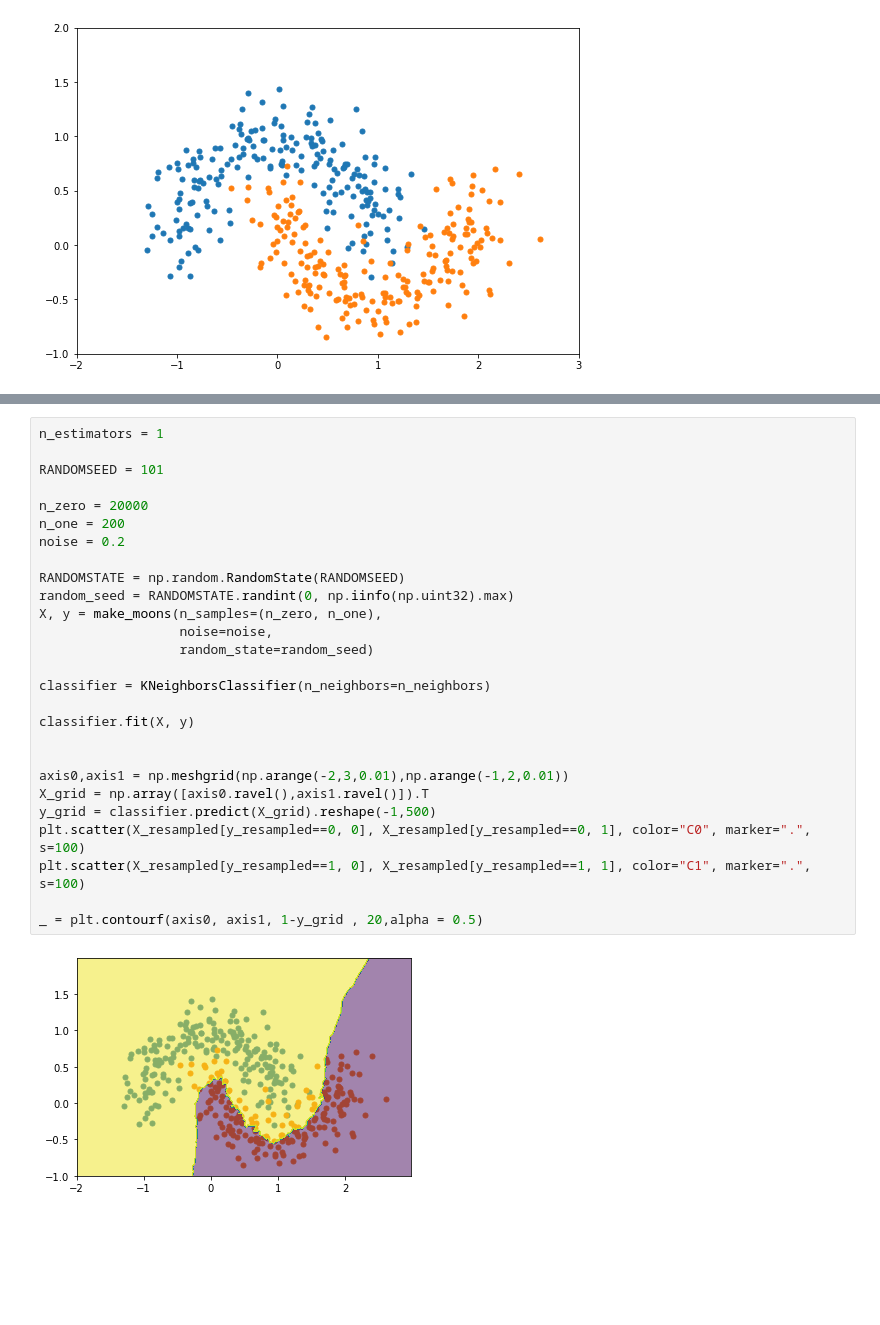
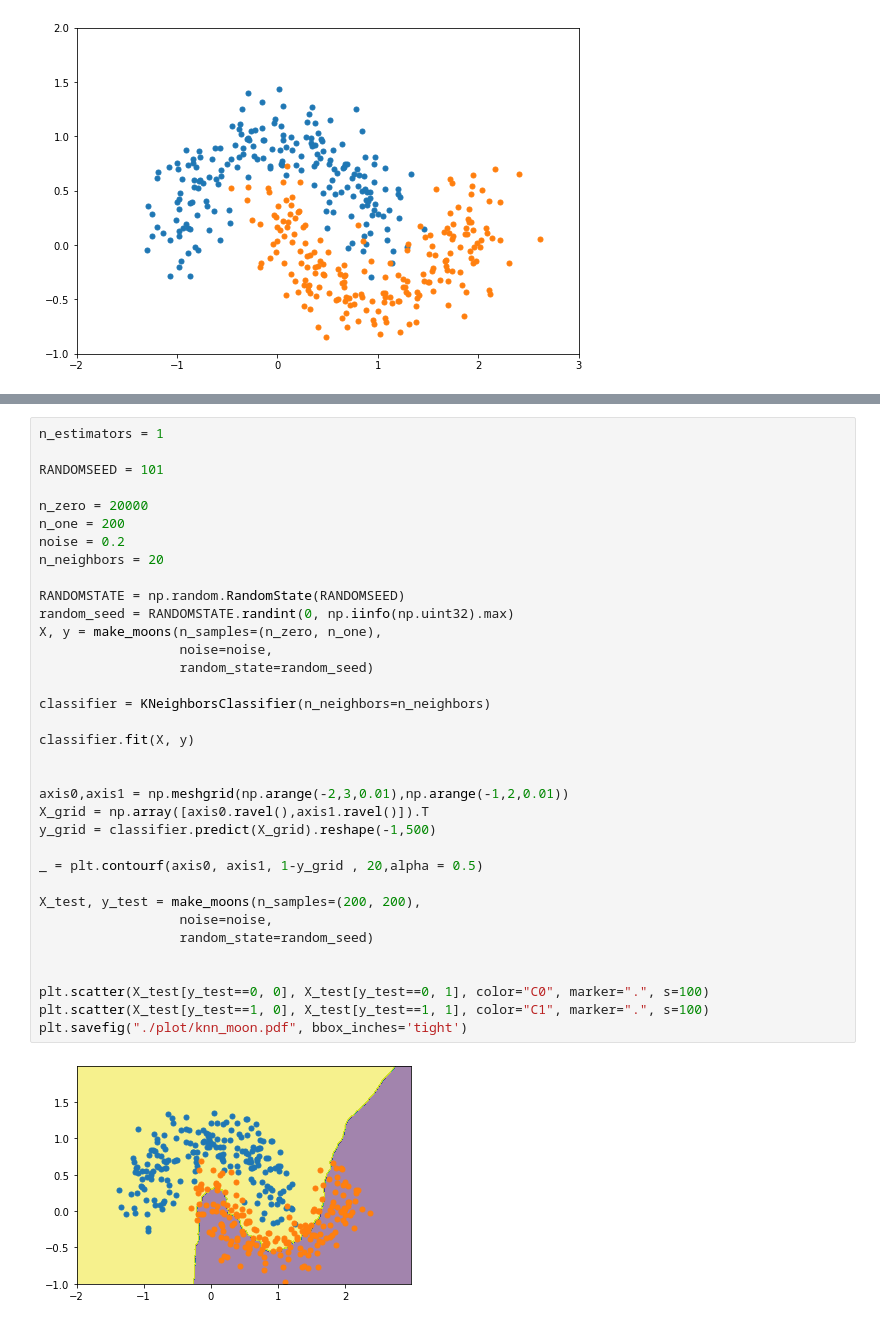
Before and after one commit to Karlmyh/ImbalanceClassification, a Jupyter notebook: plot.ipynb, the cells around one changed output, grey strips where cells are left out. Cells and saved outputs as stored; diff of their text form; blank space fills up the shorter version.

Commit message:
add plot

```diff
--- a/plot.ipynb
+++ b/plot.ipynb
@@ -101,29 +111,37 @@ _ = plt.contourf(axis0, axis1, 1-y_grid , 20,alpha = 0.5)
 # %%
 n_estimators = 1
 
 RANDOMSEED = 101
 
 n_zero = 20000
 n_one = 200
 noise = 0.2
+n_neighbors = 20
 
 RANDOMSTATE = np.random.RandomState(RANDOMSEED)
 random_seed = RANDOMSTATE.randint(0, np.iinfo(np.uint32).max)
 X, y = make_moons(n_samples=(n_zero, n_one),
                   noise=noise,
                   random_state=random_seed)
 
 classifier = KNeighborsClassifier(n_neighbors=n_neighbors)
 
 classifier.fit(X, y)
 
 
 axis0,axis1 = np.meshgrid(np.arange(-2,3,0.01),np.arange(-1,2,0.01))
 X_grid = np.array([axis0.ravel(),axis1.ravel()]).T
 y_grid = classifier.predict(X_grid).reshape(-1,500)
-plt.scatter(X_resampled[y_resampled==0, 0], X_resampled[y_resampled==0, 1], color="C0", marker=".", s=100)
-plt.scatter(X_resampled[y_resampled==1, 0], X_resampled[y_resampled==1, 1], color="C1", marker=".", s=100)
 
 _ = plt.contourf(axis0, axis1, 1-y_grid , 20,alpha = 0.5)
+
+X_test, y_test = make_moons(n_samples=(200, 200),
+                  noise=noise,
+                  random_state=random_seed)
+
+
+plt.scatter(X_test[y_test==0, 0], X_test[y_test==0, 1], color="C0", marker=".", s=100)
+plt.scatter(X_test[y_test==1, 0], X_test[y_test==1, 1], color="C1", marker=".", s=100)
+plt.savefig("./plot/knn_moon.pdf", bbox_inches='tight')
 # %% [output]
-[figure, old version]
+[figure, new version]
```
Also changed, not shown: parts of 1 cell of this notebook, 3 other files.
